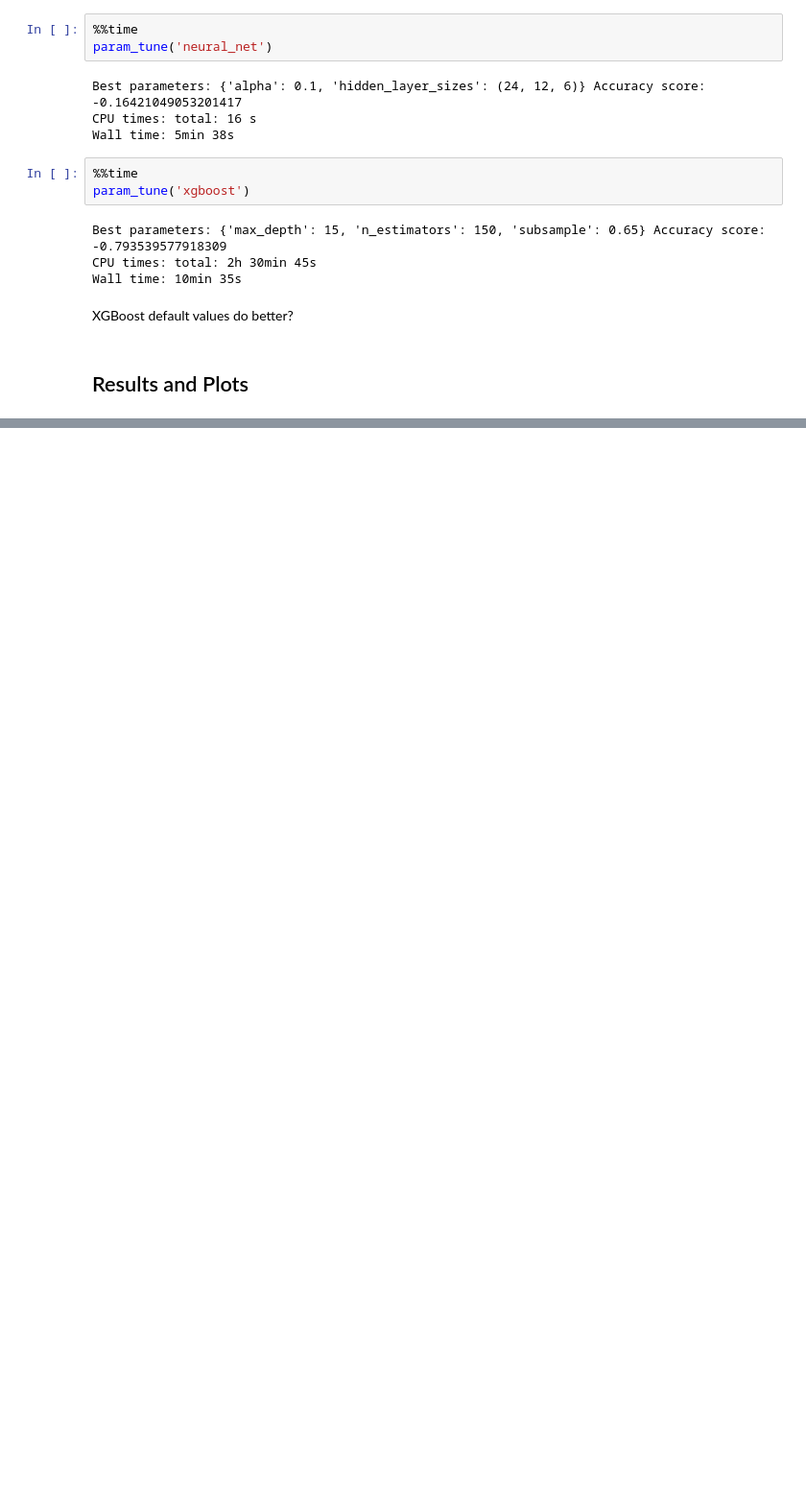
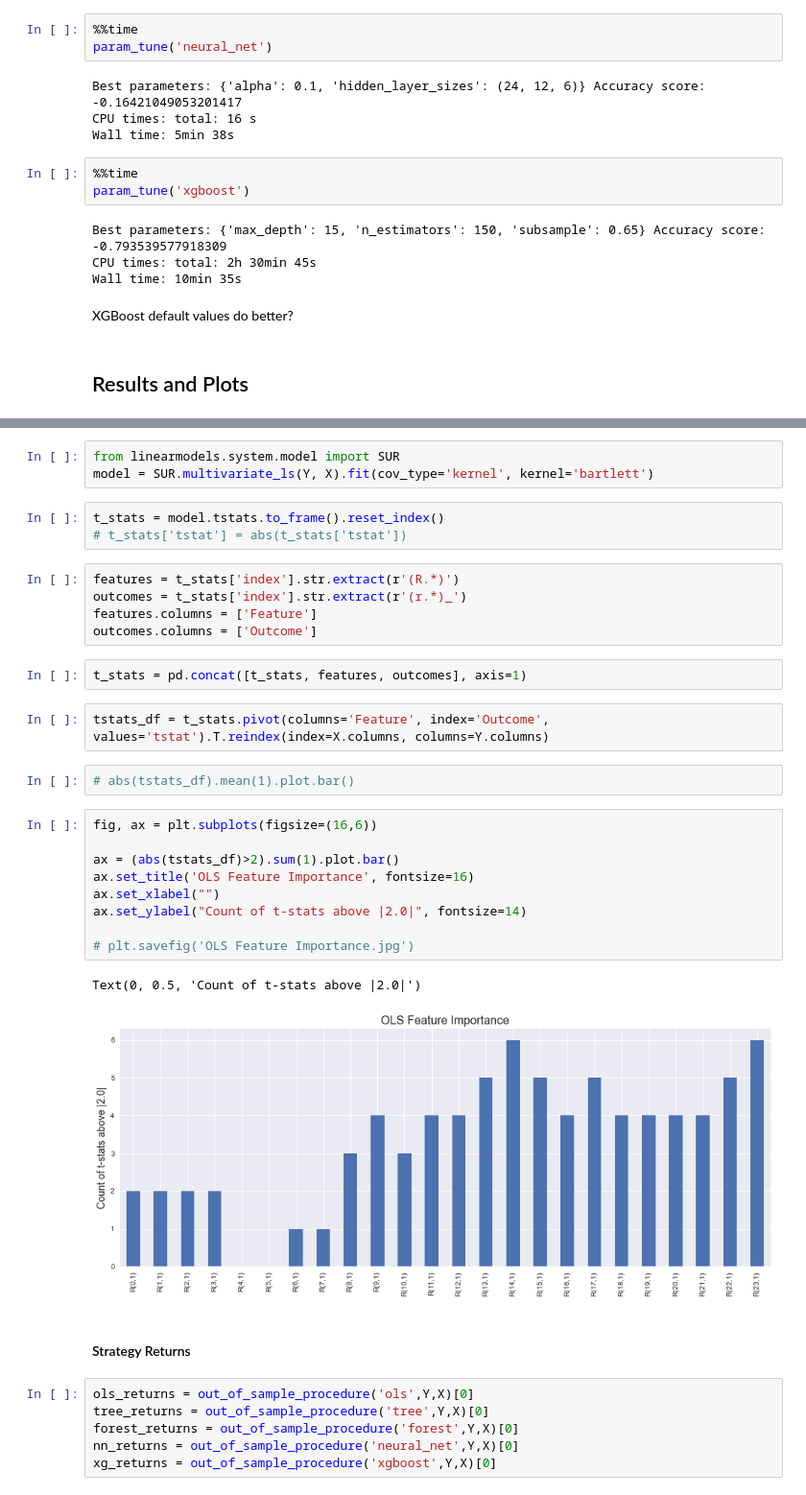
Before and after one commit to santoromano/Corporate-Bond-Factors, a Jupyter notebook: empirics.ipynb, the cells around one changed output, grey strips where cells are left out. Shown: that part at 96% size. Drawn from its saved outputs; the diff is of its cells as text; blank space fills up the shorter version.

```diff
--- a/empirics.ipynb
+++ b/empirics.ipynb
@@ -482,0 +614,37 @@ XGBoost default values do better?
+# %%
+from linearmodels.system.model import SUR
+model = SUR.multivariate_ls(Y, X).fit(cov_type='kernel', kernel='bartlett')
+# %%
+t_stats = model.tstats.to_frame().reset_index()
+# t_stats['tstat'] = abs(t_stats['tstat'])
+# %%
+features = t_stats['index'].str.extract(r'(R.*)')
+outcomes = t_stats['index'].str.extract(r'(r.*)_')
+features.columns = ['Feature']
+outcomes.columns = ['Outcome']
+# %%
+t_stats = pd.concat([t_stats, features, outcomes], axis=1)
+# %%
+tstats_df = t_stats.pivot(columns='Feature', index='Outcome', values='tstat').T.reindex(index=X.columns, columns=Y.columns)
+# %%
+# abs(tstats_df).mean(1).plot.bar()
+# %%
+fig, ax = plt.subplots(figsize=(16,6))
+
+ax = (abs(tstats_df)>2).sum(1).plot.bar()
+ax.set_title('OLS Feature Importance', fontsize=16)
+ax.set_xlabel("")
+ax.set_ylabel("Count of t-stats above |2.0|", fontsize=14)
+
+# plt.savefig('OLS Feature Importance.jpg')
+# %% [output]
+Text(0, 0.5, 'Count of t-stats above |2.0|')
+[figure, added]
+# %% [markdown]
+#### Strategy Returns
+# %%
+ols_returns = out_of_sample_procedure('ols',Y,X)[0]
+tree_returns = out_of_sample_procedure('tree',Y,X)[0]
+forest_returns = out_of_sample_procedure('forest',Y,X)[0]
+nn_returns = out_of_sample_procedure('neural_net',Y,X)[0]
+xg_returns = out_of_sample_procedure('xgboost',Y,X)[0]
```
Also changed, not shown: parts of 23 cells of this notebook.
